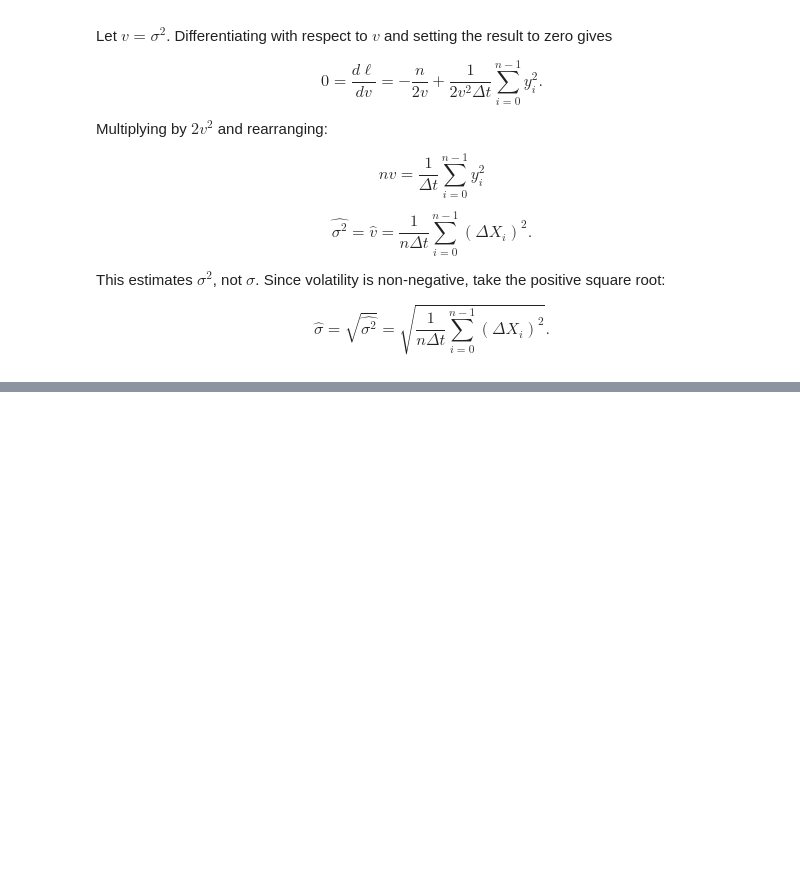
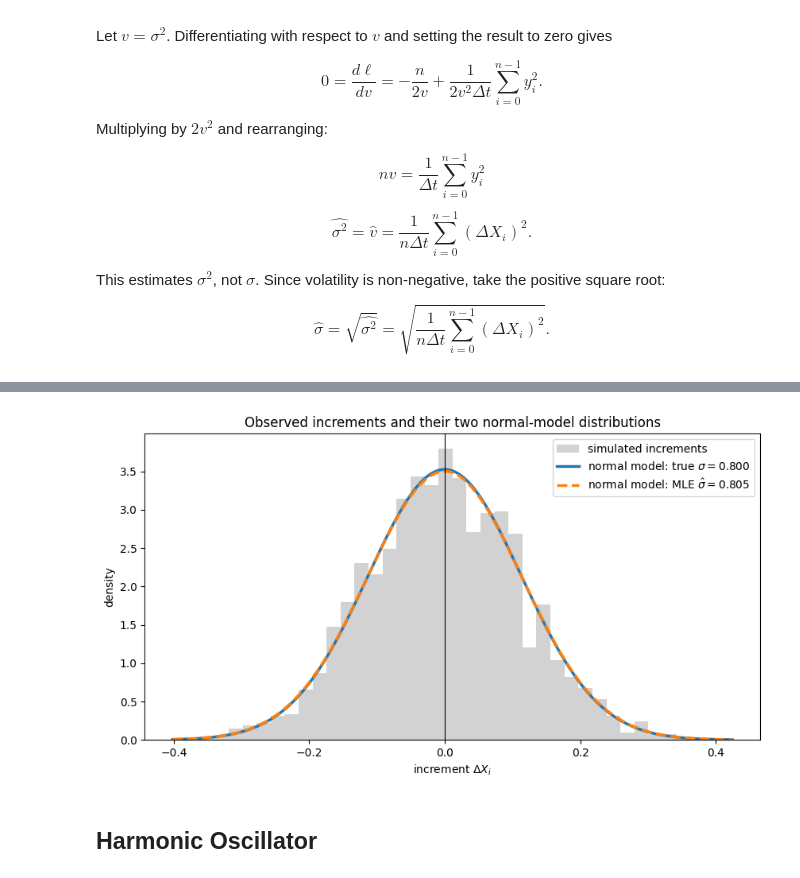
Before and after one commit to dared22/master_thesis, a Jupyter notebook: sandbox/likelihood_calc.ipynb, the cells around one changed output, grey strips where cells are left out. Drawn from its saved outputs; the diff is of its cells as text; code cells hidden in the pictures; blank space fills up the shorter version.

```diff
--- a/sandbox/likelihood_calc.ipynb
+++ b/sandbox/likelihood_calc.ipynb
@@ -73,0 +86,26 @@ sigma_hat_from_formula
+# %%
+# Each increment has standard deviation sigma * sqrt(dt).
+increment_std_true = brownian_sigma_true * np.sqrt(dt)
+increment_std_hat = sigma_hat * np.sqrt(dt)
+
+x = np.linspace(increments.min(), increments.max(), 500)
+pdf_true = np.exp(-0.5 * (x / increment_std_true)**2) / (increment_std_true * np.sqrt(2 * np.pi))
+pdf_hat = np.exp(-0.5 * (x / increment_std_hat)**2) / (increment_std_hat * np.sqrt(2 * np.pi))
+
+fig, ax = plt.subplots(figsize=(10, 5))
+ax.hist(increments, bins=40, density=True, alpha=0.35, color="gray",
+        label="simulated increments")
+ax.plot(x, pdf_true, lw=2.5, label=fr"normal model: true $\sigma={brownian_sigma_true:.3f}$")
+ax.plot(x, pdf_hat, "--", lw=2.5, label=fr"normal model: MLE $\hat{{\sigma}}={sigma_hat:.3f}$")
+ax.axvline(0, color="black", lw=0.8)
+ax.set(
+    xlabel=r"increment $\Delta X_i$",
+    ylabel="density",
+    title="Observed increments and their two normal-model distributions",
+)
+ax.legend()
+plt.show()
+# %% [output]
+[figure, added]
+# %% [markdown]
+## Harmonic Oscillator
```
Also changed, not shown: parts of 6 cells of this notebook.
